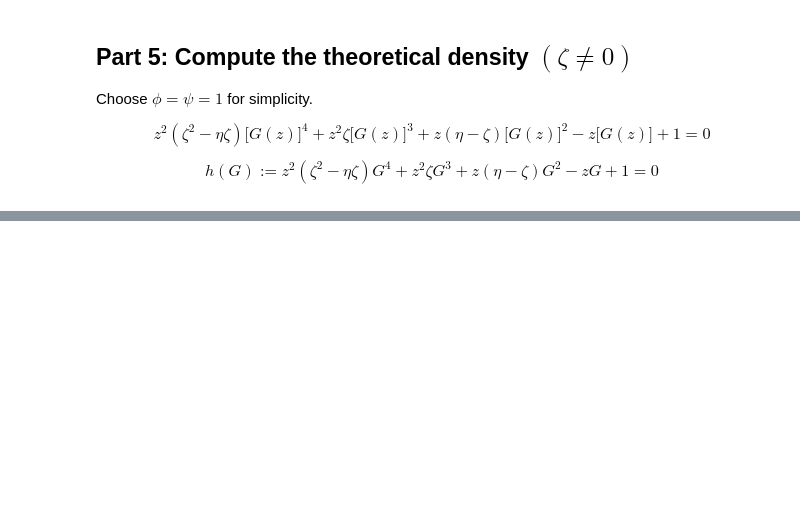
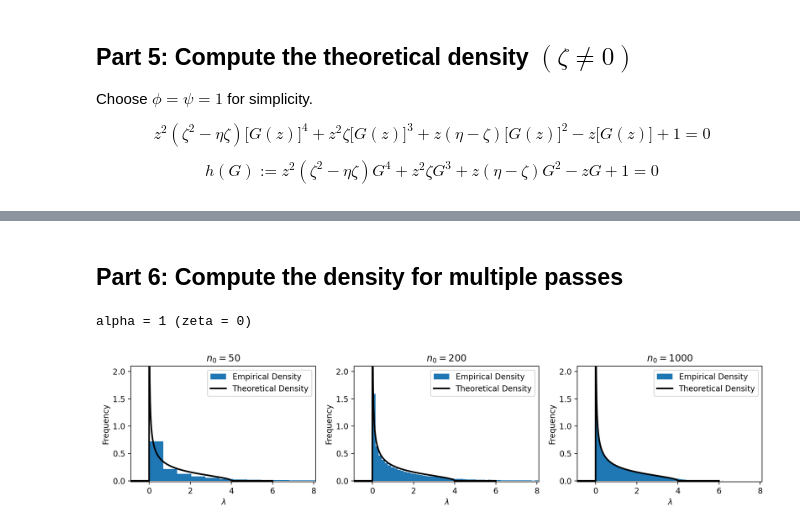
Before and after one commit to sichinaga/amath590-rmt-project, a Jupyter notebook: spectral_density.ipynb, the cells around one changed output, grey strips where cells are left out. Cells and saved outputs as stored; diff of their text form; code cells hidden in the pictures; blank space fills up the shorter version.

Commit message:
Spectral density fixup

```diff
--- a/spectral_density.ipynb
+++ b/spectral_density.ipynb
@@ -175,12 +180,6 @@ $$
 $$
 h(G) := z^2(\zeta^2-\eta \zeta) G^4 + z^2 \zeta G^3 + z(\eta - \zeta)G^2 - zG + 1 = 0
 $$
-# %%
-# Choose the new activation function:
-alpha = -1
-zeta = compute_zeta(alpha)
-eta = 1
-f = lambda x: relu_modified(x, alpha)
 # %%
 # USE NEWTON'S METHOD TO EVALUATE G AT VARIOUS Z:
 def h(G, z, zeta, eta):
@@ -322,0 +351,68 @@ plt.show()
+# %% [markdown]
+## Part 6: Compute the density for multiple passes
+# %%
+def build_gram_kpass(k, n0_init, f, phi=1, psi=1, sigma_x=1, sigma_w=1):
+    n0 = n0_init
+    m = int(n0 / phi)
+    Y = build_X(n0, m, sigma_x)
+
+    for _ in range(k):
+        n1 = int(n0 / psi)
+        W = build_W(n0, n1, sigma_w)
+        Y = f(W.dot(Y))
+        n0 = n1
+
+    M = (1 / m) * Y.dot(Y.T)
+    return M
+
+# Declare the number of passes through the NN:
+k = 10
+
+# Compute the empirical density after k passes:
+all_eigs = []
+n0_vals = [50, 200, 1000]
+
+# When alpha = 1, we converge to the theoretical density.
+print("alpha = 1 (zeta = 0)")
+f = lambda x: relu_modified(x, alpha=1)
+z = np.linspace(-1, 6, 1000).astype("complex") + (1j * 1e-16)
+true_density = -(1 / np.pi) * G_0(z).imag
+
+for i, n0 in enumerate(n0_vals):
+    all_eigs_i = []
+    num_trials = int(1e+5 / n0)
+    for _ in tqdm(range(num_trials)):
+        M = build_gram_kpass(k, n0, f) # perform k passes
+        all_eigs_i.append(np.linalg.eigh(M)[0])
+
+    all_eigs.append(all_eigs_i)
+
+# Plot the empirical densities vs. theoretical.
+plt.figure(figsize=(12, 3), dpi=200)
+for i, (n0, eigs) in enumerate(zip(n0_vals, all_eigs)):
+    plt.subplot(1, len(n0_vals), i + 1)
+
+    # (1) Empirical.
+    plt.hist(
+        np.array(eigs).flatten(),
+        density=True,
+        bins=int(1e+6 / n0),
+        color="tab:blue",
+        label="Empirical Density"
+    )
+
+    # (2) Theoretical.
+    plt.plot(z.real, true_density, lw=2, c="k", label="Theoretical Density")
+
+    plt.xlim([-0.9, 8.1])
+    plt.ylim([-0.02, 2.1])
+    plt.title(f"$n_0 = {n0}$")
+    plt.xlabel("$\\lambda$")
+    plt.ylabel("Frequency")
+    plt.legend()
+
+plt.tight_layout()
+plt.show()
+# %% [output]
+alpha = 1 (zeta = 0)
+[figure, added]
```
Also changed, not shown: parts of 8 cells of this notebook, 6 other files.
